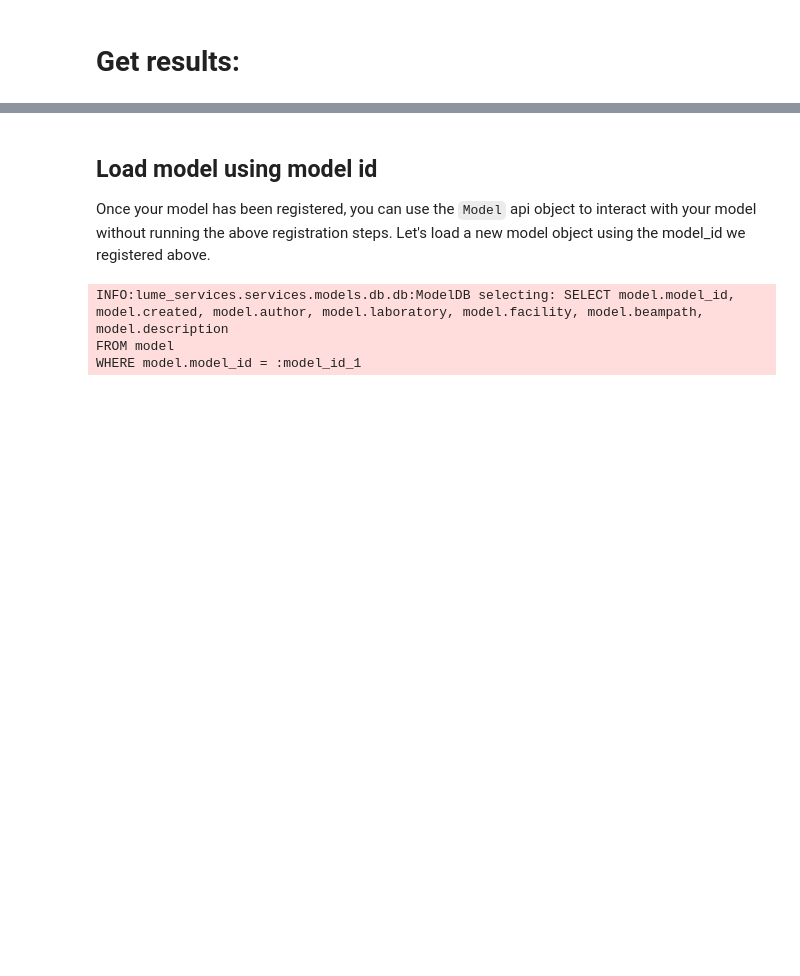
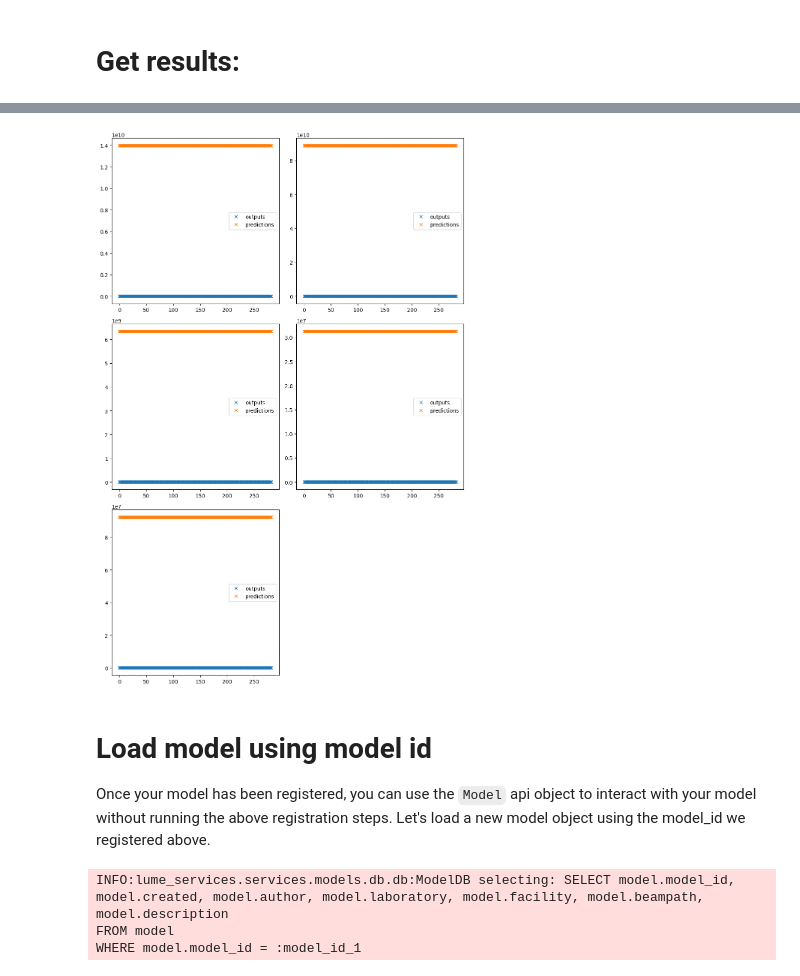
Before and after one commit to singh96aman/lume-lcls-cu-inj-nn, a Jupyter notebook: examples/Run.ipynb, the cells around one changed output, grey strips where cells are left out. Drawn from its saved outputs; the diff is of its cells as text; code cells hidden in the pictures; blank space fills up the shorter version.

Commit message:
Torch Predictions Tested

```diff
--- a/examples/Run.ipynb
+++ b/examples/Run.ipynb
@@ -174,0 +214,20 @@ WARNING:lume_services.results.generic:No project_name passed to result
+# %%
+#Iterate Through Input -
+import torch
+from lume_model.utils import variables_from_yaml
+
+input_variables, output_variables = variables_from_yaml(open("model/variables.yml"))
+
+inputs_small = torch.load("info/inputs_small.pt")
+outputs_small = torch.load("info/outputs_small.pt")
+
+inputs_small = inputs_small.tolist()
+
+for j, input in enumerate(inputs_small):
+    parameter_dict = {}
+    for i, key in enumerate(list(input_variables.keys())):
+        parameter_dict[key] = input[i]
+    model.run(
+        parameters = parameter_dict
+    )
+    print(j)
@@ -174,0 +252,6 @@ WARNING:lume_services.results.generic:No project_name passed to result
+# %%
+results_df = model.get_results_df()
+results_analysis_df = results_df.tail(len(outputs_small))
+import pandas as pd
+pd.set_option('display.float_format', lambda x: '%.6f' % x)
+results_analysis_df
@@ -174,0 +289,3 @@ WARNING:lume_services.results.generic:No project_name passed to result
+# %%
+output_cols = list(output_variables.keys())
+predictions = torch.Tensor(results_analysis_df[output_cols].to_numpy())
@@ -175,5 +308,22 @@ WARNING:lume_services.results.generic:No project_name passed to result
+# %%
+import matplotlib.pyplot as plt
+nrows, ncols = 3, 2
+fig, ax = plt.subplots(nrows=nrows, ncols=ncols, figsize=(10, 15))
+for i in range(nrows * ncols):
+    ax_i = ax[i // ncols, i % ncols]
+    if i < outputs_small.shape[1]:
+        sort_idx = torch.argsort(outputs_small[:, i])
+        x_axis = torch.arange(outputs_small.shape[0])
+        ax_i.plot(x_axis, outputs_small[sort_idx, i], "C0x", label="outputs")
+        ax_i.plot(x_axis, predictions[sort_idx, i], "C1x", label="predictions")
+        ax_i.legend()
+    else:
+        ax_i.axis('off')
+fig.tight_layout()
+# %% [output]
+[figure, added]
 # %% [markdown]
-## Load model using model id
+# Load model using model id
 Once your model has been registered, you can use the `Model` api object to interact with your model without running the above registration steps. Let's load a new model object using the model_id we registered above.
 # %%
 from importlib import reload
```
Also changed, not shown: parts of 11 cells of this notebook, 13 other files.
